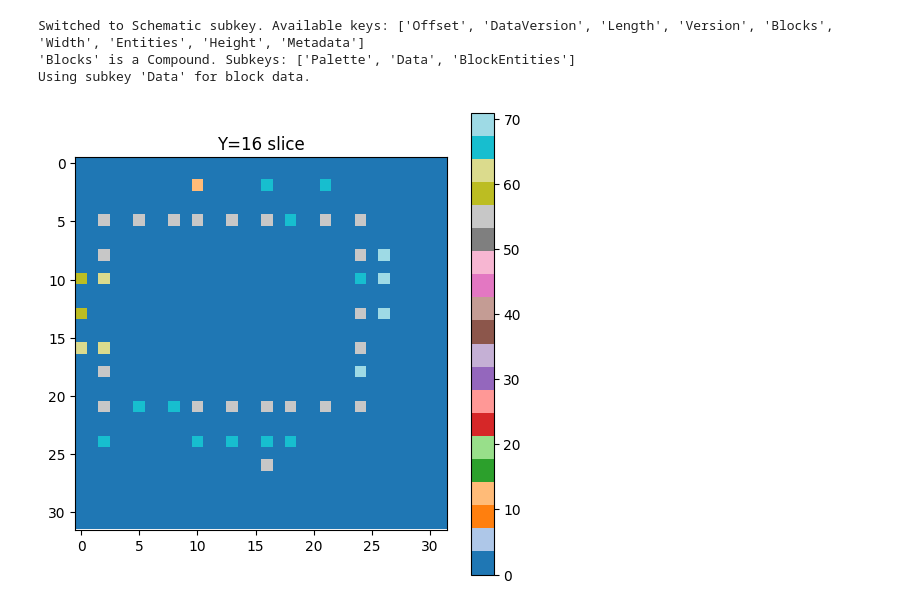
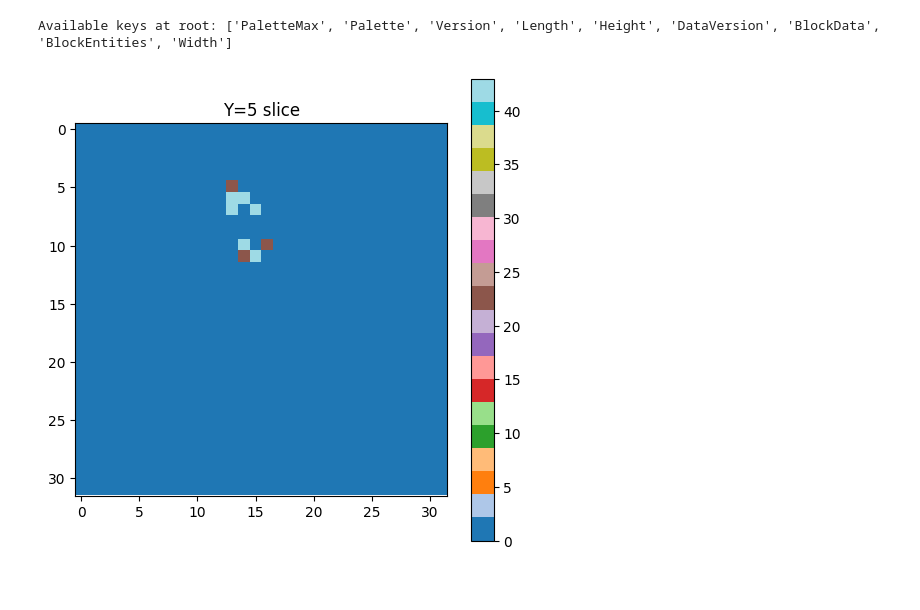
Before and after one commit to JamesDillonDev/Minejourney, a Jupyter notebook: 01_schematic_to_voxel.ipynb, the cells around one changed output. Drawn from its saved outputs; the diff is of its cells as text; code cells hidden in the pictures.

Commit message:
Added more training data

```diff
--- a/01_schematic_to_voxel.ipynb
+++ b/01_schematic_to_voxel.ipynb
@@ -91,12 +132,10 @@ def schem_to_tensor(path, size=16):
     # Read palette (optional for old .schematic files)
     palette_nbt = data.get('Palette', None)
     if palette_nbt:
-        palette_list = [None] * len(palette_nbt)
-        for key, val in palette_nbt.items():
-            palette_list[val] = key
+        # Use a dict for arbitrary palette indices
+        palette_dict = {val: key for key, val in palette_nbt.items()}
     else:
-        # For old .schematic, just use block IDs as-is
-        palette_list = None
+        palette_dict = None
 
     # Create tensor (size x size x size)
     tensor = np.zeros((size, size, size), dtype=np.int64)
@@ -119,8 +158,8 @@ def schem_to_tensor(path, size=16):
         zs = int(z / scale_z)
 
         # Get block name and map to palette
-        if palette_list:
-            block_name = palette_list[block_index]
+        if palette_dict:
+            block_name = palette_dict.get(block_index, "minecraft:stone")
             tensor[xs, ys, zs] = map_block(block_name)
         else:
             # For old .schematic, just use block_index (block ID) if it's an int
@@ -141,13 +180,11 @@ def show_slice(tensor, y):
     plt.colorbar()
     plt.show()
 # %%
-tensor = schem_to_tensor("dataset/rustic-house.schem", size=32)
-show_slice(tensor, y=16)  # show middle slice
+tensor = schem_to_tensor("dataset/Runeforge.schem", size=32)
+show_slice(tensor, y=5)  # show middle slice
 # %% [output]
-Switched to Schematic subkey. Available keys: ['Offset', 'DataVersion', 'Length', 'Version', 'Blocks', 'Width', 'Entities', 'Height', 'Metadata']
-'Blocks' is a Compound. Subkeys: ['Palette', 'Data', 'BlockEntities']
-Using subkey 'Data' for block data.
+Available keys at root: ['PaletteMax', 'Palette', 'Version', 'Length', 'Height', 'DataVersion', 'BlockData', 'BlockEntities', 'Width']
-[figure, old version]
+[figure, new version]
 # %%
 def process_all_schematics(folder_path, size=16):
     tensors = []
```
Also changed, not shown: parts of 7 cells of this notebook, 15 other files.
